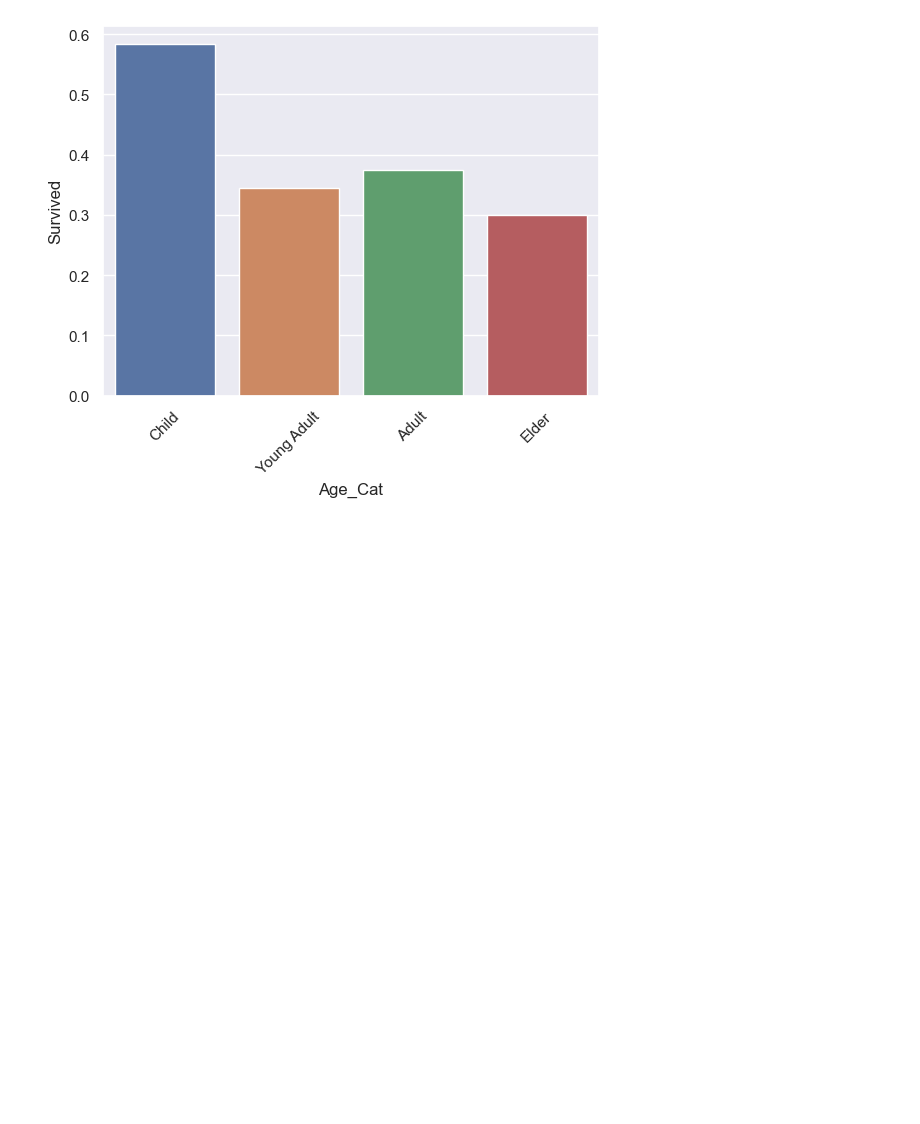
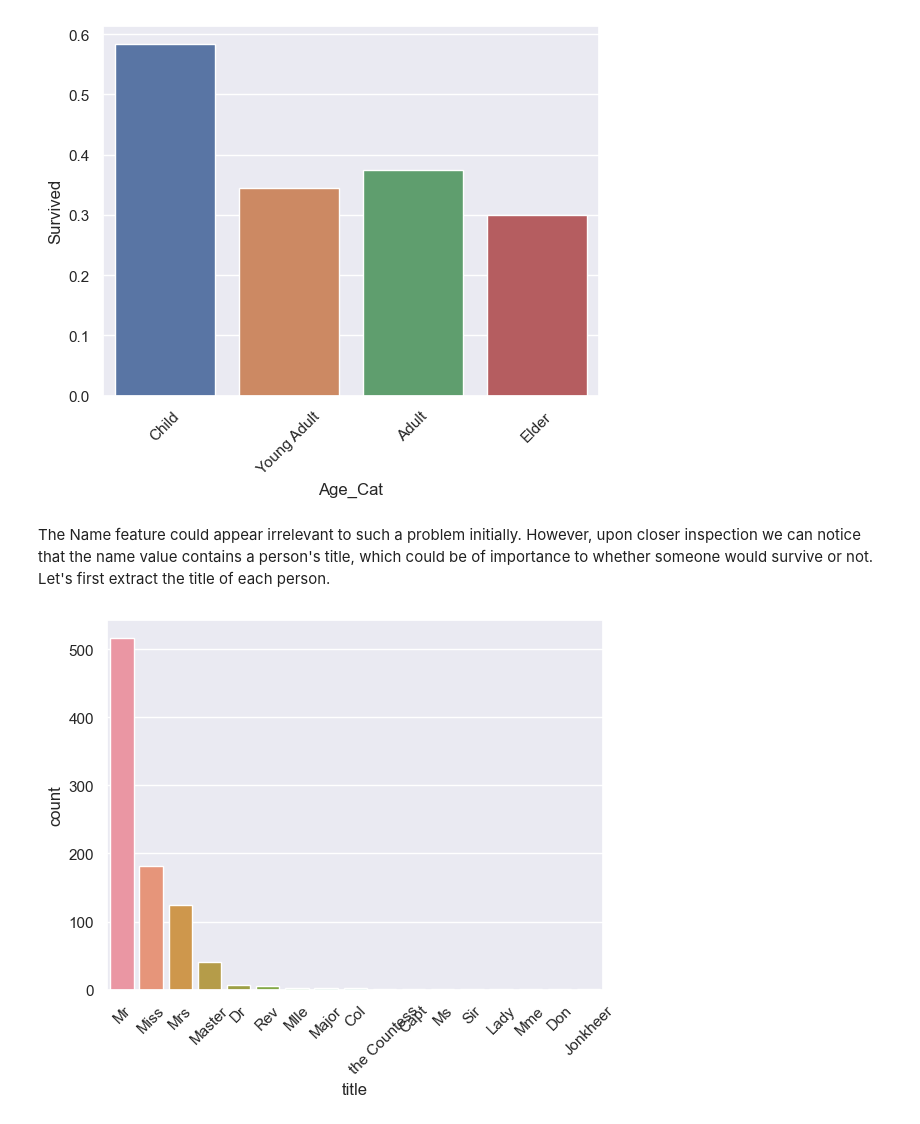
Before and after one commit to isevr/kaggle, a Jupyter notebook: Titanic/feat engi.ipynb, the cells around one changed output. Drawn from its saved outputs; the diff is of its cells as text; code cells hidden in the pictures; blank space fills up the shorter version.

Commit message:
titles

```diff
--- a/Titanic/feat engi.ipynb
+++ b/Titanic/feat engi.ipynb
@@ -206,3 +206,13 @@ plt.xticks(rotation=45)
 plt.show()
 # %% [output]
 [figure]
+# %% [markdown]
+The Name feature could appear irrelevant to such a problem initially. However, upon closer inspection we can notice that the name value contains a person's title, which could be of importance to whether someone would survive or not. Let's first extract the title of each person.
+# %%
+train['title'] = train.Name.apply(lambda x: x.split(',')[1].split('.')[0].strip())
+title_vc = train.title.value_counts().to_frame()
+sns.barplot(title_vc, x=title_vc.index,y='count')
+plt.xticks(rotation=45)
+plt.show()
+# %% [output]
+[figure, added]
```
Also changed, not shown: parts of 3 cells of this notebook.
